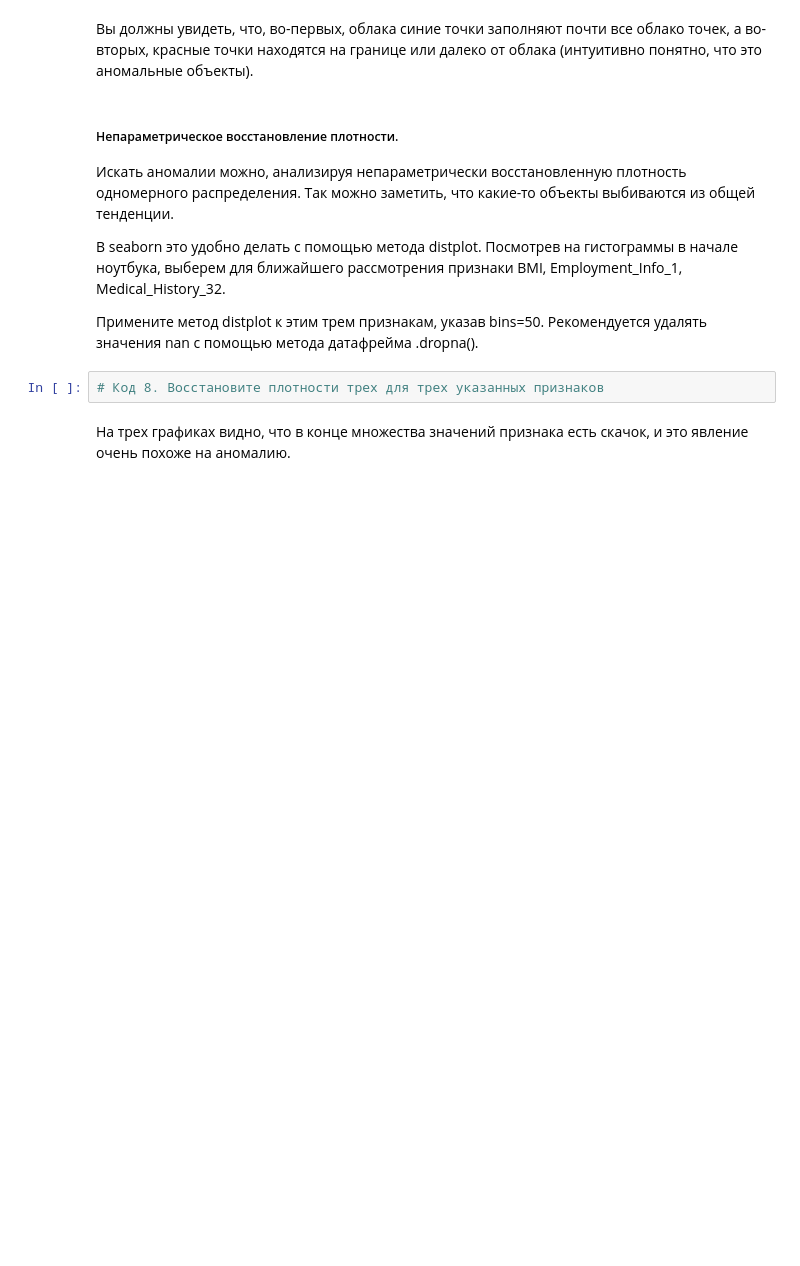
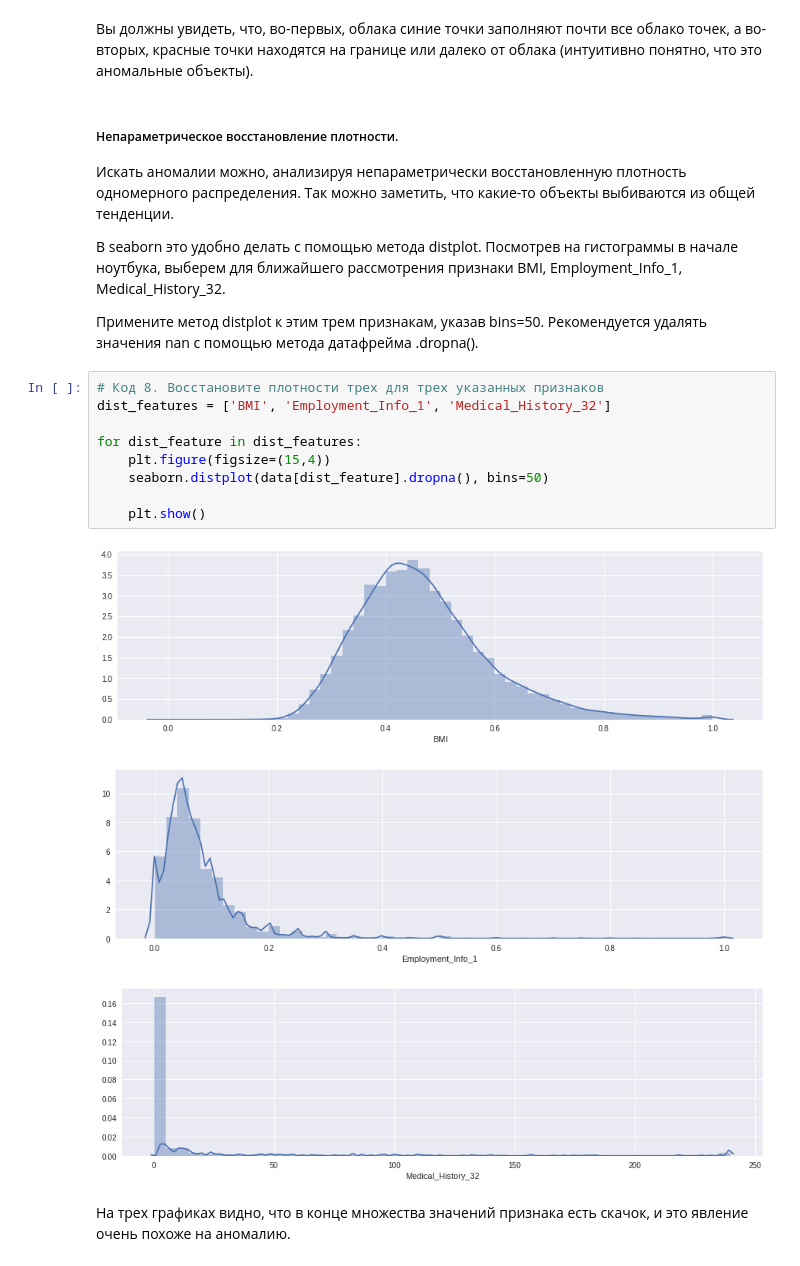
Before and after one commit to igor-storozhev/coursera-cmp3, a Jupyter notebook: w3/VisualizationPeerReview.ipynb, the cells around one changed output. Saved outputs shown, nothing was run; the diff lists cells and outputs as text; blank space fills up the shorter version.

```diff
--- a/w3/VisualizationPeerReview.ipynb
+++ b/w3/VisualizationPeerReview.ipynb
@@ -465,6 +425,17 @@ for pair in pairs:
 Примените метод distplot к этим трем признакам, указав bins=50. Рекомендуется удалять значения nan с помощью метода датафрейма .dropna().
 # %%
 # Код 8. Восстановите плотности трех для трех указанных признаков
+dist_features = ['BMI', 'Employment_Info_1', 'Medical_History_32']
+
+for dist_feature in dist_features:
+    plt.figure(figsize=(15,4))
+    seaborn.distplot(data[dist_feature].dropna(), bins=50)
+
+    plt.show()
+# %% [output]
+[figure, added]
+[figure, added]
+[figure, added]
 # %% [markdown]
 На трех графиках видно, что в конце множества значений признака есть скачок, и это явление очень похоже на аномалию.
 # %% [markdown]
```
Also changed, not shown: parts of 9 cells of this notebook.
